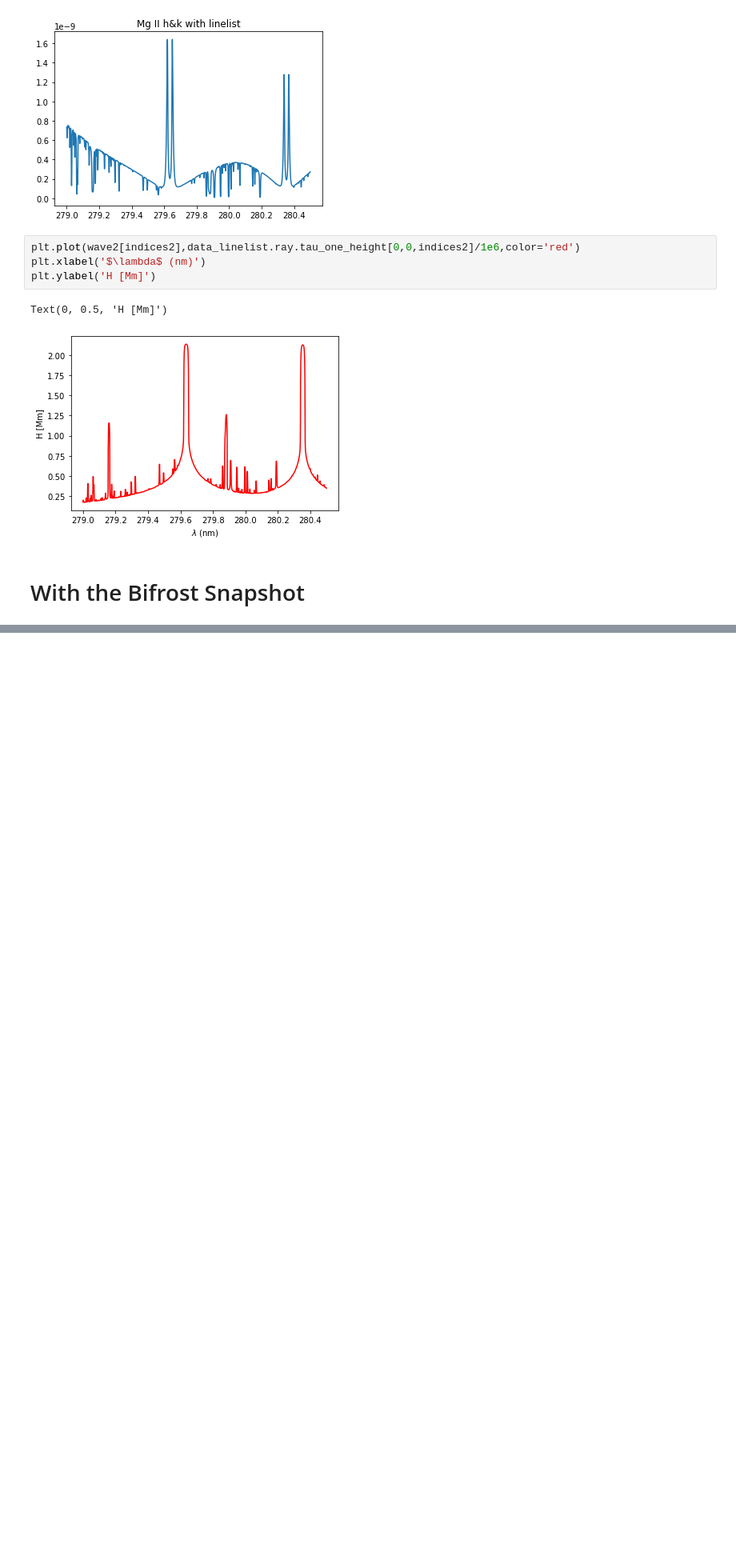
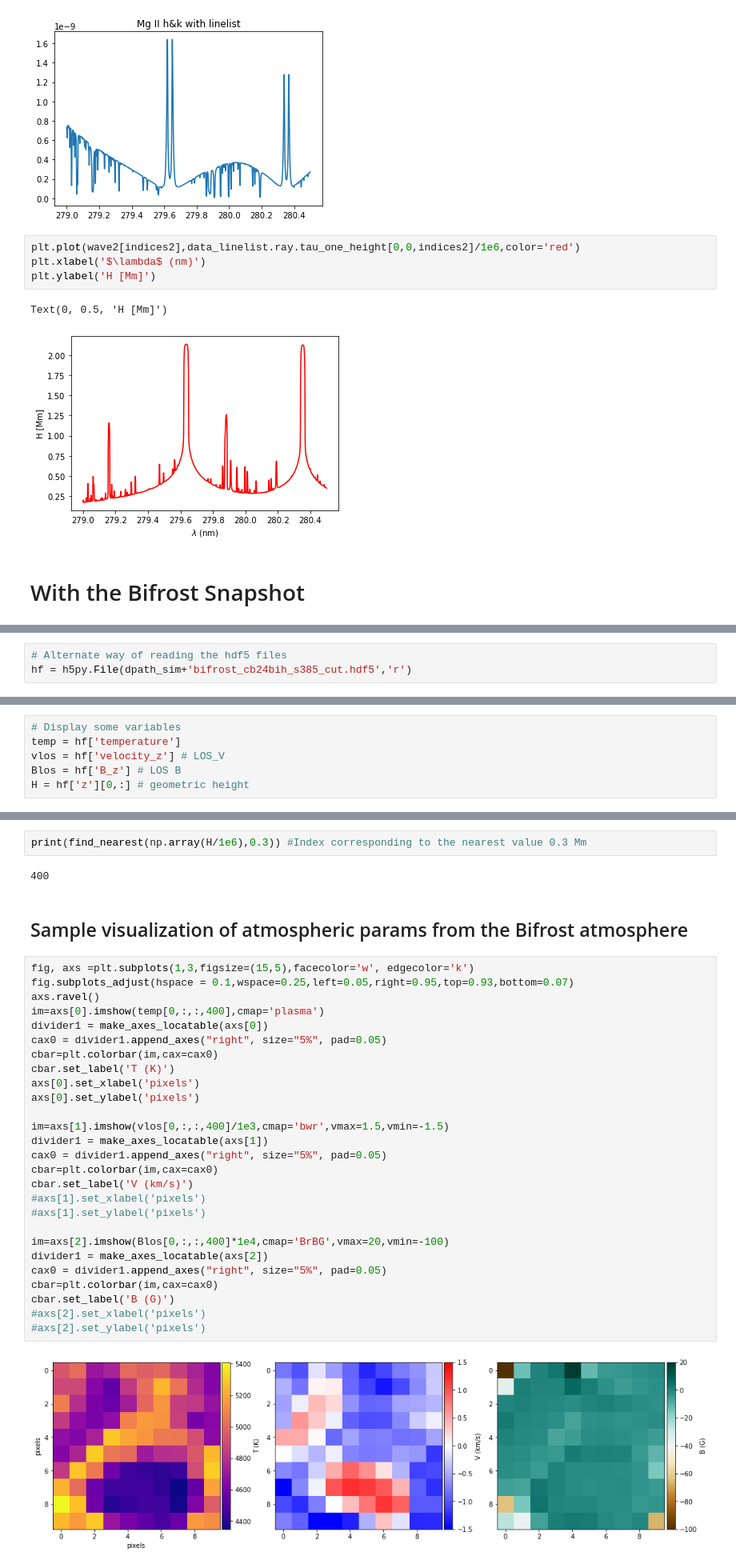
Before and after one commit to souvikita/ast5210, a Jupyter notebook: RH1.5D-AST5210_MgII.ipynb, the cells around one changed output, grey strips where cells are left out. Shown: that part at 80% size. Saved outputs shown, nothing was run; the diff lists cells and outputs as text; blank space fills up the shorter version.

```diff
--- a/RH1.5D-AST5210_MgII.ipynb
+++ b/RH1.5D-AST5210_MgII.ipynb
@@ -88 +100,4 @@ import h5py
 dpath_sim = '/mn/stornext/u3/souvikb/rh/Atmos/'
+# %%
+# Alternate way of reading the hdf5 files
+hf = h5py.File(dpath_sim+'bifrost_cb24bih_s385_cut.hdf5','r')
@@ -88,0 +109,6 @@ dpath_sim = '/mn/stornext/u3/souvikb/rh/Atmos/'
+# %%
+# Display some variables
+temp = hf['temperature']
+vlos = hf['velocity_z'] # LOS_V
+Blos = hf['B_z'] # LOS B
+H = hf['z'][0,:] # geometric height
@@ -88,0 +150,35 @@ dpath_sim = '/mn/stornext/u3/souvikb/rh/Atmos/'
+# %%
+print(find_nearest(np.array(H/1e6),0.3)) #Index corresponding to the nearest value 0.3 Mm
+# %% [output]
+400
+# %% [markdown]
+## Sample visualization of atmospheric params from the Bifrost atmosphere
+# %%
+fig, axs =plt.subplots(1,3,figsize=(15,5),facecolor='w', edgecolor='k')
+fig.subplots_adjust(hspace = 0.1,wspace=0.25,left=0.05,right=0.95,top=0.93,bottom=0.07)
+axs.ravel()
+im=axs[0].imshow(temp[0,:,:,400],cmap='plasma')
+divider1 = make_axes_locatable(axs[0])
+cax0 = divider1.append_axes("right", size="5%", pad=0.05)
+cbar=plt.colorbar(im,cax=cax0)
+cbar.set_label('T (K)')
+axs[0].set_xlabel('pixels')
+axs[0].set_ylabel('pixels')
+
+im=axs[1].imshow(vlos[0,:,:,400]/1e3,cmap='bwr',vmax=1.5,vmin=-1.5)
+divider1 = make_axes_locatable(axs[1])
+cax0 = divider1.append_axes("right", size="5%", pad=0.05)
+cbar=plt.colorbar(im,cax=cax0)
+cbar.set_label('V (km/s)')
+#axs[1].set_xlabel('pixels')
+#axs[1].set_ylabel('pixels')
+
+im=axs[2].imshow(Blos[0,:,:,400]*1e4,cmap='BrBG',vmax=20,vmin=-100)
+divider1 = make_axes_locatable(axs[2])
+cax0 = divider1.append_axes("right", size="5%", pad=0.05)
+cbar=plt.colorbar(im,cax=cax0)
+cbar.set_label('B (G)')
+#axs[2].set_xlabel('pixels')
+#axs[2].set_ylabel('pixels')
+# %% [output]
+[figure, added]
```
Also changed, not shown: parts of 16 cells of this notebook, 1 other file.
